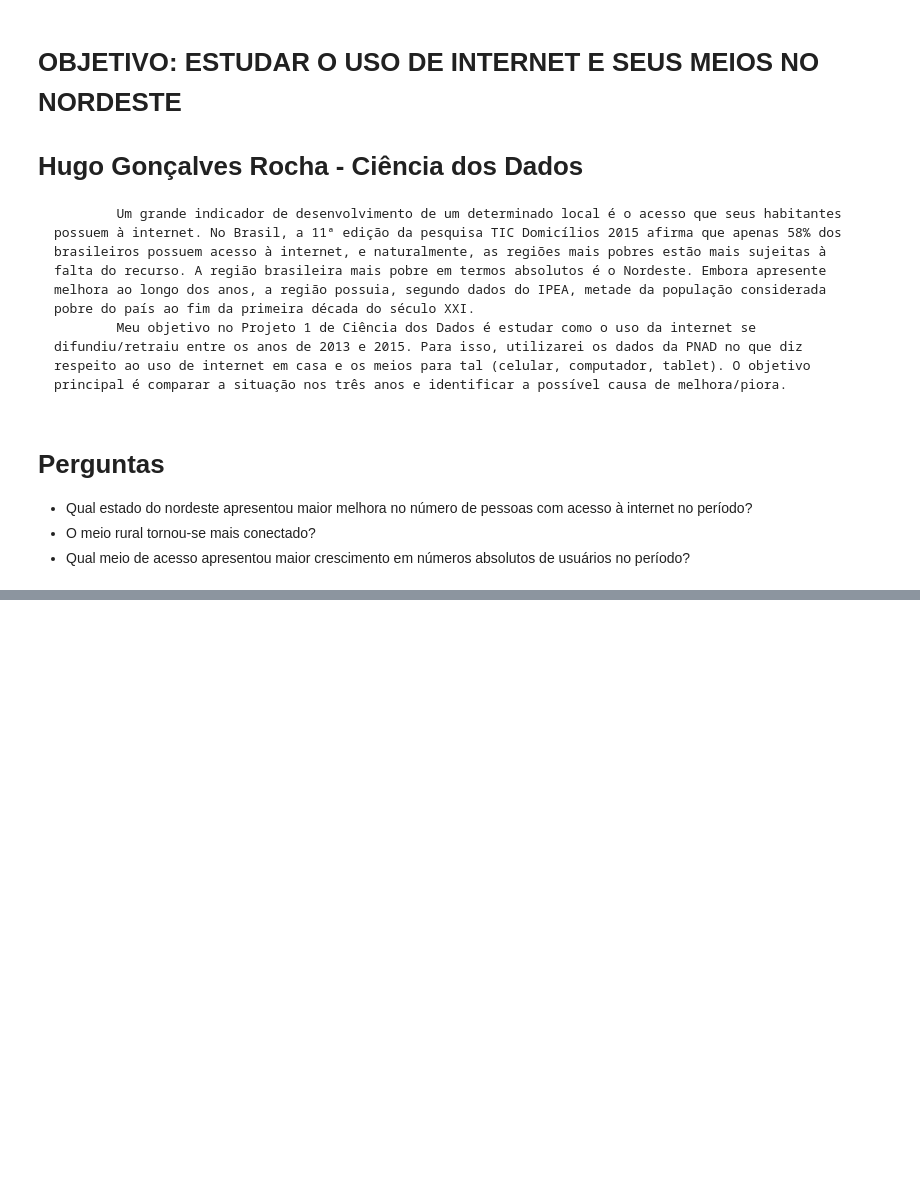
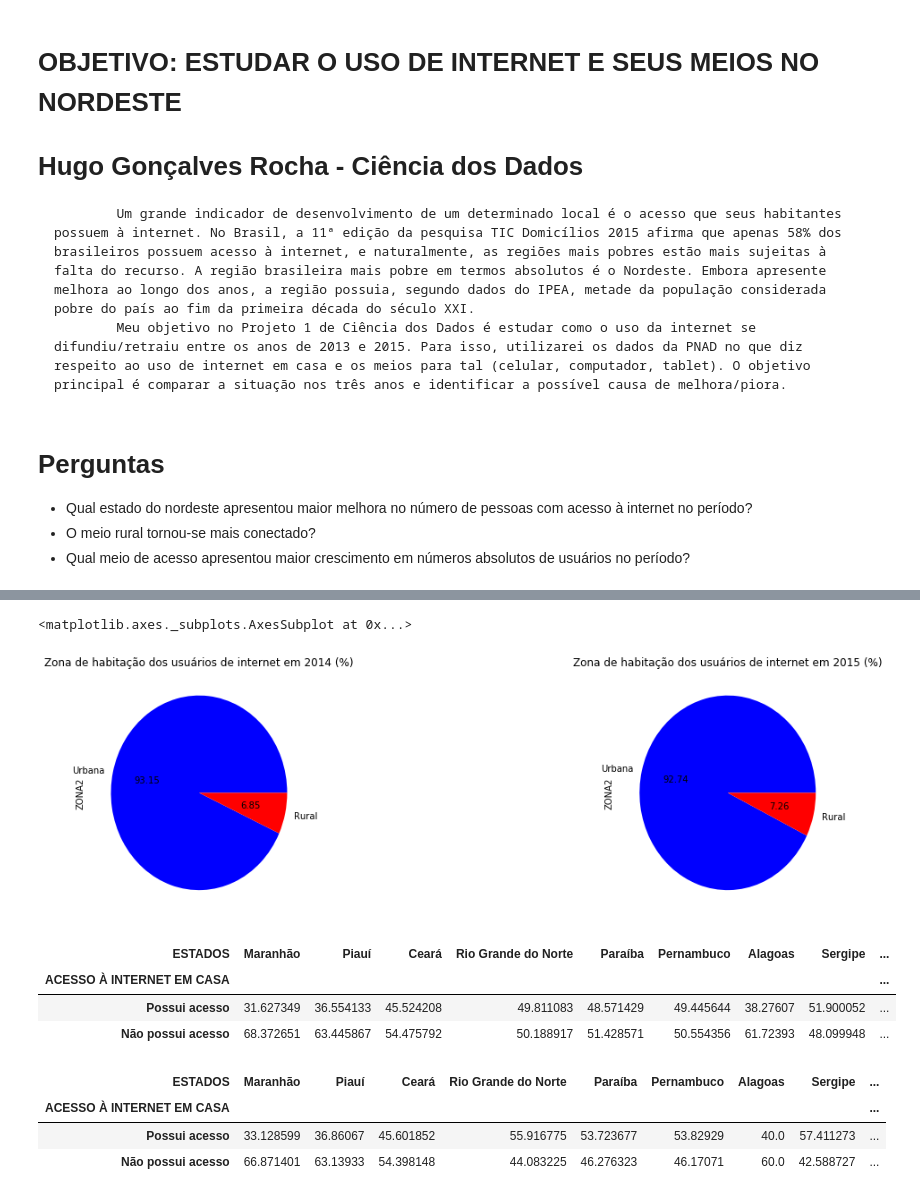
Before and after one commit to hugogr99/CIENCIA-DOS-DADOS, a Jupyter notebook: Projeto 1.ipynb, the cells around one changed output, grey strips where cells are left out. Drawn from its saved outputs; the diff is of its cells as text; code cells hidden in the pictures; blank space fills up the shorter version.

```diff
--- a/Projeto 1.ipynb
+++ b/Projeto 1.ipynb
@@ -209,0 +63,10 @@ plot.set_ylim([0, 16044])
+# %%
+d22 = pd.concat([dados.UF2014, dados.REG2014, dados.SALARIO2014, dados.ACESSO2014, dados.COMP2014, dados.CEL2014, dados.TAB2014], axis = 1)
+d22.columns = ['ESTADO','ZONA','RENDA PER CAPITA (em R$)','ACESSO À INTERNET EM CASA','ACESSO À INTERNET POR MICROCOMPUTADOR', 'ACESSO À INTERNET POR CELULAR', 'ACESSO À INTERNET POR TABLET' ]
+nordeste2014b = d22[(d22['ESTADO'] == 'Maranhão') | (d22['ESTADO'] == 'Piauí')| (d22['ESTADO'] == 'Ceará')| (d22['ESTADO'] == 'Rio Grande do Norte')| (d22['ESTADO'] == 'Paraíba')| (d22['ESTADO'] == 'Pernambuco')| (d22['ESTADO'] == 'Alagoas')| (d22['ESTADO'] == 'Sergipe')| (d22['ESTADO'] == 'Bahia')]
+nordeste2014b = nordeste2014b[(nordeste2014b['RENDA PER CAPITA (em R$)']<9999999999)]
+
+nordeste2014b.loc[(dados.REG2014 =='URBANA - Cidade ou vila, área urbanizada') |(dados.REG2014 == 'URBANA - Cidade ou vila, área não urbanizada')|(dados.REG2014 =='URBANA - área urbana isolada'), 'ZONA2'] = 'Urbana'
+nordeste2014b.loc[(dados.REG2014 =='RURAL - Aglomerado rural de extensão urbana')|(dados.REG2014 == 'RURAL - Aglomerado rural, isolado, povoado')|(dados.REG2014 =='RURAL - Aglomerado rural, isolado, núcleo') | (dados.REG2014 == 'RURAL - Aglomerado rural, isolado, outros aglomerados')|(dados.REG2014 == 'RURAL - Zona rural exclusive aglomerado rural'), 'ZONA2']= 'Rural'
+
+nordeste2014b = nordeste2014b.dropna()
@@ -209,0 +142,33 @@ plot.set_ylim([0, 16044])
+# %%
+fig = plt.figure(figsize=(15, 5))
+
+plt.subplot(131)
+evc2 = nordeste2014b['ZONA2'].value_counts()
+evc2.plot(kind='pie', colors=('b', 'r'), autopct="%.2f", title='Zona de habitação dos usuários de internet em 2014 (%)', legend=False)
+
+plt.subplot(133)
+evc3 = nordeste2015b['ZONA2'].value_counts()
+evc3.plot(kind='pie', colors=('b', 'r'), autopct="%.2f", title='Zona de habitação dos usuários de internet em 2015 (%)', legend=False)
+# %% [output]
+<matplotlib.axes._subplots.AxesSubplot at 0x...>
+[figure, added]
+# %%
+ct2=pd.crosstab(nordeste2014a['ACESSO À INTERNET EM CASA'], nordeste2014a['ESTADO'], margins=True, rownames=['ACESSO À INTERNET EM CASA'], colnames=['ESTADOS'], normalize='columns')*100
+ct2 = ct2.head(2)
+
+ct3=pd.crosstab(nordeste2015a['ACESSO À INTERNET EM CASA'], nordeste2015a['ESTADO'], margins=True, rownames=['ACESSO À INTERNET EM CASA'], colnames=['ESTADOS'], normalize='columns')*100
+ct3 = ct3.head(2)
+
+ct2
+# %% [output]
+| ESTADOS | Maranhão | Piauí | Ceará | Rio Grande do Norte | Paraíba | Pernambuco | Alagoas | Sergipe | ... |
+| ACESSO À INTERNET EM CASA |  |  |  |  |  |  |  |  | ... |
+| Possui acesso | 31.627349 | 36.554133 | 45.524208 | 49.811083 | 48.571429 | 49.445644 | 38.27607 | 51.900052 | ... |
+| Não possui acesso | 68.372651 | 63.445867 | 54.475792 | 50.188917 | 51.428571 | 50.554356 | 61.72393 | 48.099948 | ... |
+# %%
+ct3
+# %% [output]
+| ESTADOS | Maranhão | Piauí | Ceará | Rio Grande do Norte | Paraíba | Pernambuco | Alagoas | Sergipe | ... |
+| ACESSO À INTERNET EM CASA |  |  |  |  |  |  |  |  | ... |
+| Possui acesso | 33.128599 | 36.86067 | 45.601852 | 55.916775 | 53.723677 | 53.82929 | 40.0 | 57.411273 | ... |
+| Não possui acesso | 66.871401 | 63.13933 | 54.398148 | 44.083225 | 46.276323 | 46.17071 | 60.0 | 42.588727 | ... |
```
Also changed, not shown: parts of 38 cells of this notebook.
